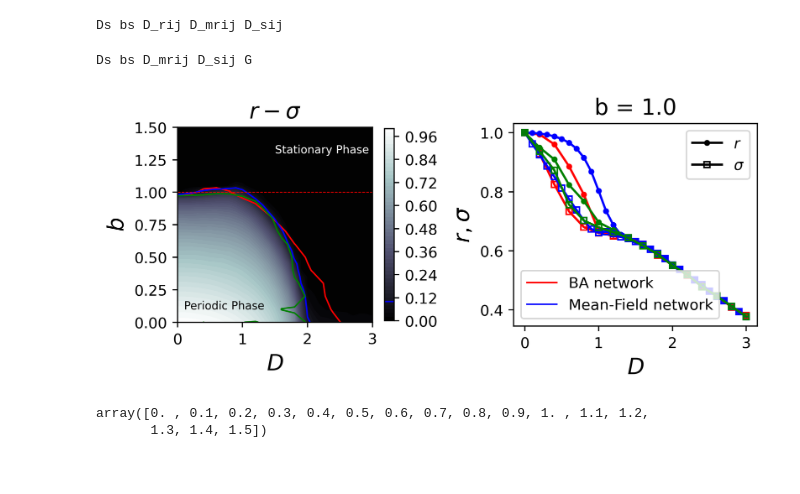
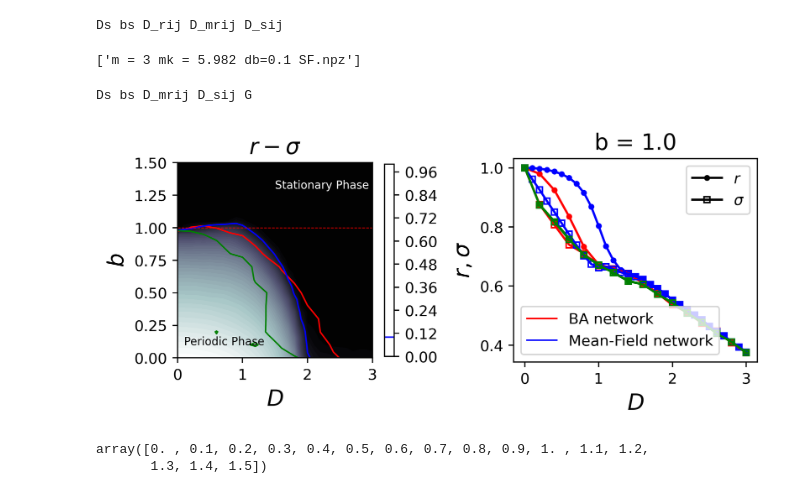
Before and after one commit to Gug-Young/Active_Rotator, a Jupyter notebook: 240109 for multi process with SF network.ipynb, the cells around one changed output. Saved outputs shown, nothing was run; the diff lists cells and outputs as text; code cells hidden in the pictures.

```diff
--- a/240109 for multi process with SF network.ipynb
+++ b/240109 for multi process with SF network.ipynb
@@ -200,3 +202,8 @@ Ds bs D_rij D_mrij D_sij
+# %%
+idx = glob.glob('m = 3** db=0.1 SF.npz')
+idx
+# %% [output]
+['m = 3 mk = 5.982 db=0.1 SF.npz']
 # %%
 DIJ = np.load('m = 10 mk = 19.8 db=0.1 SF.npz')
 print(*DIJ.keys())
@@ -207,7 +214,7 @@ Ds_SF= DIJ['Ds']*2
 # %%
 
 
-DIJ_WS = np.load('WS,mk = 100.0 db=0.1 SF.npz')
+DIJ_WS = np.load('WS,mk = 10.0 db=0.1 SF.npz')
 print(*DIJ_WS.keys())
 D_WS_r_meanij = DIJ_WS['D_mrij']
 D_WS_sigmaij = DIJ_WS['D_sij']
@@ -221,16 +228,22 @@ DD_MF, BB_MF = np.meshgrid(Ds_MF,bs_MF)
 fig,(ax1,ax2) = plt.subplots(1,2,width_ratios=[1,1],dpi=400)
 plt.sca(ax1)
 b_idx = 10
-Z = np.abs(D_sigmaij-D_r_meanij).T
 Z_MF = np.abs(D_MF_sigmaij-D_MF_r_meanij).T
-Z_ER = np.abs(D_ER_sigmaij-D_ER_r_meanij).T
+# Z_ER = np.abs(D_ER_sigmaij-D_ER_r_meanij).T
 Z_WS = np.abs(D_WS_sigmaij-D_WS_r_meanij).T
-
-CS = plt.contourf(DD, BB, Z,50, cmap=plt.cm.bone)
+for name in idx[:]:
+    DIJ = np.load(name)
+    # print(*DIJ.keys())
+    D_r_meanij = DIJ['D_mrij']
+    D_sigmaij = DIJ['D_sij']
+    bs_SF= DIJ['bs']
+    Ds_SF= DIJ['Ds']*2
+    Z = np.abs(D_sigmaij-D_r_meanij).T
+    CS = plt.contourf(DD, BB, Z,50, cmap=plt.cm.bone,alpha=0)
+    CS2 = plt.contour(CS, levels=CS.levels[5:6],linewidths=1, colors='r')
 CS_MF = plt.contourf(DD_MF, BB_MF, Z_MF,50, cmap=plt.cm.bone,alpha=1.0)
 CS_WS = plt.contourf(DD, BB, Z_WS,50, cmap=plt.cm.bone,alpha=0)
 # CS_ER = plt.contourf(DD_MF, BB_MF, Z_ER,50, cmap=plt.cm.bone,alpha=0.0)
-CS2 = plt.contour(CS, levels=CS.levels[5:6],linewidths=1, colors='r')
 CS2_MF = plt.contour(CS_MF, levels=CS_MF.levels[5:6],linewidths=1, colors='b')
 CS2_WS = plt.contour(CS_WS, levels=CS_WS.levels[5:6],linewidths=1, colors='g')
 # CS2_Er = plt.contour(CS_ER, levels=CS_ER.levels[5:6],linewidths=1, colors='g')
@@ -244,34 +257,34 @@ plt.title(r'$r-\sigma$',fontsize=15)
 plt.text(0.1,0.1,'Periodic Phase',fontsize=7.5)
 plt.text(1.5,1.3,'Stationary Phase',fontsize=7.5,color='white')
 plt.axhline(bs[b_idx],color='red',lw=0.5,ls='--')
 
 plt.sca(ax2)
 r_marker, = plt.plot(np.nan,np.nan,'.-',color='black',label =r'$r$')
 sigma_marker, = plt.plot(np.nan,np.nan,'s-',color='black',markersize=4,label =r'$\sigma$',fillstyle='none')
 SF_l, = plt.plot(np.nan,np.nan,'-',color='red',lw=1)
 MF_l, = plt.plot(np.nan,np.nan,'-',color='blue',lw=1)
 leg = plt.gca().legend([SF_l,MF_l],['BA network','Mean-Field network'],loc=3)
 plt.gca().add_artist(leg)
 plt.legend([r_marker,sigma_marker],[r'$r$',r'$\sigma$'])
 
 plt.plot(Ds*2,D_r_meanij[:,b_idx],'.-',color='red',label =r'$r$')
 plt.plot(Ds_MF,D_MF_r_meanij[:,b_idx*2],'.-',color='blue',label =r'$r$')
 plt.plot(Ds_WS,D_WS_r_meanij[:,b_idx],'.-',color='green',label =r'$r$')
 
 plt.plot(Ds*2,D_sigmaij[:,b_idx],'s-',color='red',markersize=4,label =r'$\sigma$', fillstyle='none')
 plt.plot(Ds_MF,D_MF_sigmaij[:,b_idx*2],'s-',color='blue',markersize=4,label =r'$\sigma$',fillstyle='none')
 plt.plot(Ds_WS,D_WS_sigmaij[:,b_idx],'s-',color='green',markersize=4,label =r'$\sigma$',fillstyle='none')
 plt.gca().set_aspect('4')
 
 # plt.legend()
 plt.xlabel(r'$D$',fontsize=15)
 plt.ylabel(r'$r,\sigma$',fontsize=15)
 plt.title(f'b = {bs[b_idx]}',fontsize=15)
 
 plt.tight_layout()
 plt.show()
 # %% [output]
-[figure, old version]
+[figure, new version]
 # %%
 DIJ['Ds'][:31]
 # %% [output]
```
Also changed, not shown: parts of 1 cell of this notebook, 2 other files.
